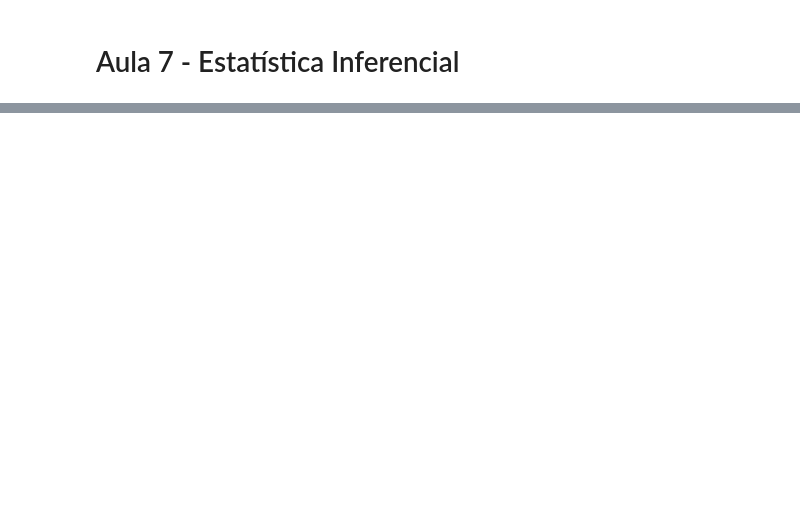
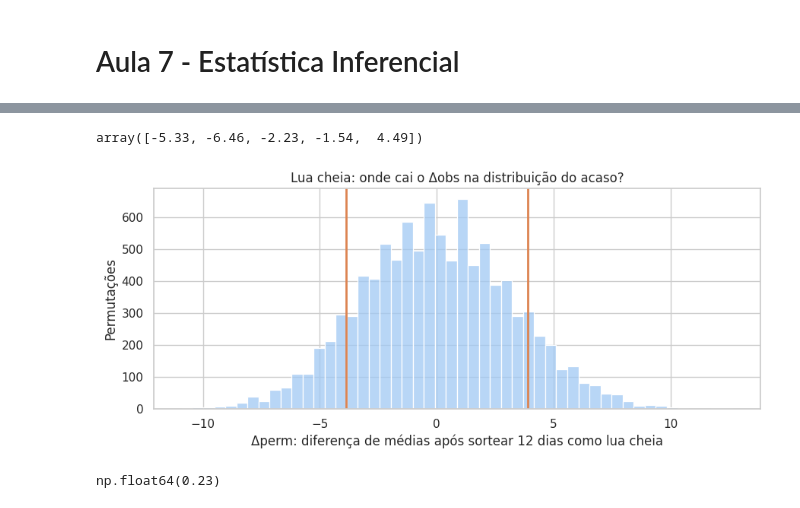
Before and after one commit to helena-varela/ciencia-de-dados, a Jupyter notebook: Unidade_02/Aula_07/aula_07.ipynb, the cells around one changed output, grey strips where cells are left out. Cells and saved outputs as stored; diff of their text form; code cells hidden in the pictures; blank space fills up the shorter version.

```diff
--- a/Unidade_02/Aula_07/aula_07.ipynb
+++ b/Unidade_02/Aula_07/aula_07.ipynb
@@ -32,0 +181,51 @@ mtcars.head()
+# %%
+# distribuição nula por permutação
+def permutation_null(values, labels, n_perm=10_000, seed=2026):
+  rng = np.random.default_rng(seed)
+  null = []
+  for _ in range(n_perm):  # _ = variável do laço que não será usada
+    # embaralha os rótulos: os valores ficam no lugar, os rótulos mudam de dono
+    shuffled = rng.permutation(labels)
+    # diferença de médias com os rótulos sorteados
+    null.append(values[shuffled].mean() - values[~shuffled].mean())
+  return np.array(null)
+
+# converte para arrays do NumPy (indexação booleana mais rápida e sem alinhar índices)
+moon_values = er_visits["visits"].to_numpy()
+moon_labels = er_visits["full_moon"].to_numpy()
+
+moon_null = permutation_null(moon_values, moon_labels)
+
+# as 5 primeiras diferenças produzidas pelo acaso
+moon_null[:5].round(2)
+# %% [output]
+array([-5.33, -6.46, -2.23, -1.54,  4.49])
+# %%
+# função reaproveitável: histograma da distribuição nula com o Δobs marcado
+def plot_null(null, obs, title, xlabel):
+  fig, ax = plt.subplots(figsize=(9, 4))
+  sns.histplot(null, bins=50, color="#A1C9F4", ax=ax)
+  # marca +Δobs e -Δobs, porque o teste é bilateral
+  for value in [-obs, obs]:
+      ax.axvline(value, color="#DD8452", linewidth=2)
+  ax.set(title=title, xlabel=xlabel, ylabel="Permutações")
+  plt.tight_layout()
+  plt.show()
+
+plot_null(
+  moon_null,
+  moon_obs,
+  title="Lua cheia: onde cai o Δobs na distribuição do acaso?",
+  xlabel="Δperm: diferença de médias após sortear 12 dias como lua cheia",
+)
+# %% [output]
+[figure, added]
+# %%
+# proporção de permutações tão ou mais extremas que o observado (o p-valor)
+# a média de um vetor de True/False é a proporção de True
+# abs() conta os dois sentidos, porque o teste é bilateral
+moon_p = np.mean(np.abs(moon_null) >= abs(moon_obs))
+
+moon_p
+# %% [output]
+np.float64(0.23)
```
Also changed, not shown: parts of 47 cells of this notebook.
